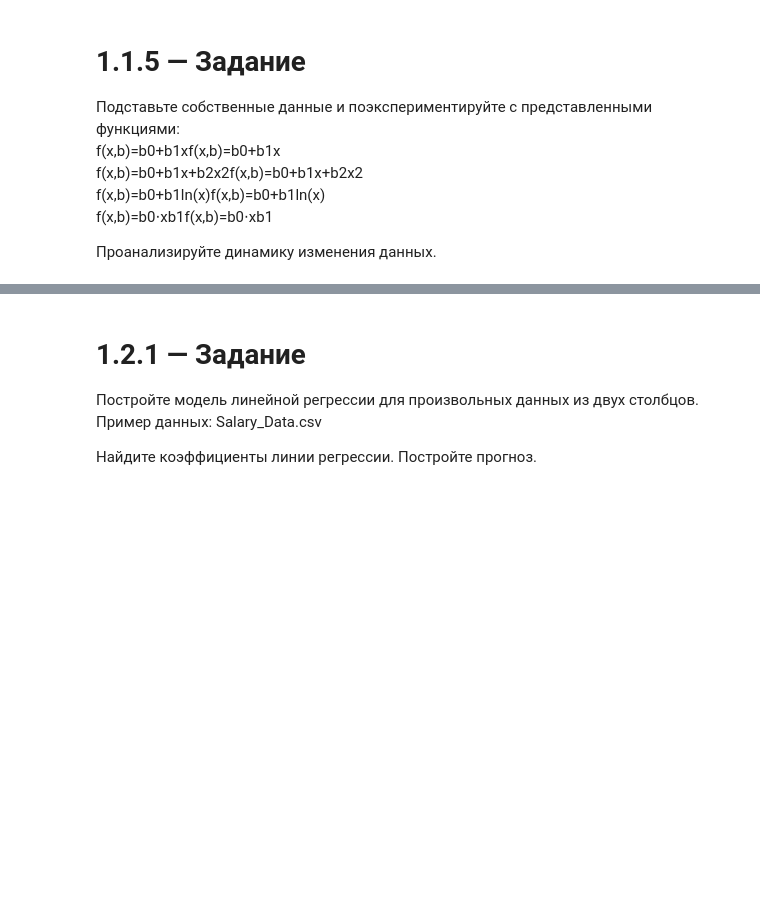
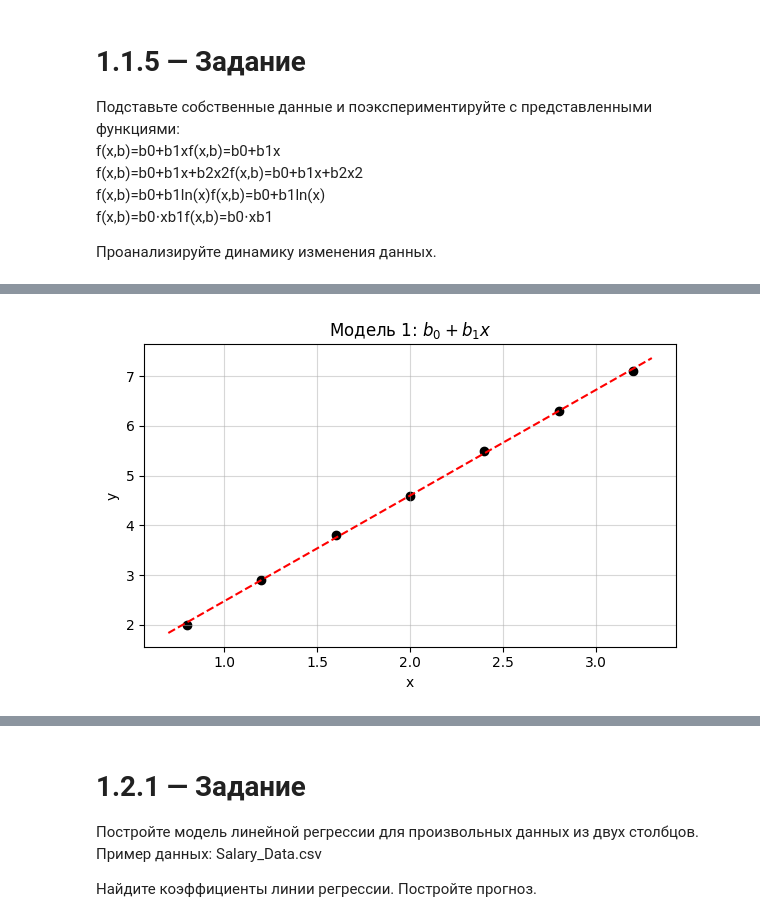
Before and after one commit to alx-ctf/university, a Jupyter notebook: homework_4.ipynb, the cells around one changed output, grey strips where cells are left out. Cells and saved outputs as stored; diff of their text form; code cells hidden in the pictures; blank space fills up the shorter version.

```diff
--- a/homework_4.ipynb
+++ b/homework_4.ipynb
@@ -81,45 +122,76 @@ import numpy as np
 import matplotlib.pyplot as plt
 from scipy.optimize import curve_fit
 
-x = np.array([0.8, 1.2, 1.6, 2.0, 2.4, 2.8, 3.2, 3.6, 4.0, 4.4])
-y = np.array([2.5, 3.1, 4.0, 4.6, 5.8, 6.3, 7.4, 8.1, 9.0, 9.6])
+# Собственные данные (x > 0)
+x = np.array([0.8, 1.2, 1.6, 2.0, 2.4, 2.8, 3.2])
+y = np.array([2.0, 2.9, 3.8, 4.6, 5.5, 6.3, 7.1])
 
-def linear(x, b0, b1):
-    return b0 + b1 * x
+# Модели
+def f1(x, b0, b1): return b0 + b1 * x
+def f2(x, b0, b1, b2): return b0 + b1 * x + b2 * x**2
+def f3(x, b0, b1): return b0 + b1 * np.log(x)
+def f4(x, b0, b1): return b0 * x**b1
 
-def quadratic(x, b0, b1, b2):
-    return b0 + b1 * x + b2 * x**2
+# Подгонка
+p1, _ = curve_fit(f1, x, y)
+p2, _ = curve_fit(f2, x, y)
+p3, _ = curve_fit(f3, x, y)
+p4, _ = curve_fit(f4, x, y)
 
-def logarithmic(x, b0, b1):
-    return b0 + b1 * np.log(x)
+x_plot = np.linspace(0.7, 3.3, 200)
 
-def power_law(x, b0, b1):
-    return b0 * np.power(x, b1)
-
-p_lin, _ = curve_fit(linear, x, y)
-p_quad, _ = curve_fit(quadratic, x, y)
-p_log, _ = curve_fit(logarithmic, x, y)
-p_pow, _ = curve_fit(power_law, x, y)
-
-x_plot = np.linspace(0.7, 4.6, 300)
-
-plt.figure(figsize=(10, 6))
-plt.scatter(x, y, color='black', s=60, zorder=5, label='Экспериментальные данные')
-plt.plot(x_plot, linear(x_plot, *p_lin), '--', label='Линейная')
-plt.plot(x_plot, quadratic(x_plot, *p_quad), '-', label='Квадратичная')
-plt.plot(x_plot, logarithmic(x_plot, *p_log), '-.', label='Логарифмическая')
-plt.plot(x_plot, power_law(x_plot, *p_pow), ':', label='Степенная')
-plt.title('Сравнение моделей регрессии (новые данные)')
-plt.xlabel('x')
-plt.ylabel('y')
-plt.legend()
-plt.grid(True, linestyle=':', alpha=0.7)
+# Исходные данные
+plt.figure(figsize=(6, 4))
+plt.scatter(x, y, color='black')
+plt.title('Экспериментальные данные')
+plt.xlabel('x'); plt.ylabel('y')
+plt.grid(True, alpha=0.5)
 plt.tight_layout()
 plt.show()
 
-print("Параметры моделей:")
-print(f"Линейная:       y = {p_lin[0]:.3f} + {p_lin[1]:.3f}·x")
-print(f"Квадратичная:   y = {p_quad[0]:.3f} + {p_quad[1]:.3f}·x + {p_quad[2]:.3f}·x²")
-print(f"Логарифмическая: y = {p_log[0]:.3f} + {p_log[1]:.3f}·ln(x)")
-print(f"Степенная:      y = {p_pow[0]:.3f} · x^{p_pow[1]:.3f}")
+# Модель 1 (линейная)
+plt.figure(figsize=(6, 4))
+plt.scatter(x, y, color='black')
+plt.plot(x_plot, f1(x_plot, *p1), '--', color='red')
+plt.title('Модель 1: $b_0 + b_1 x$')
+plt.xlabel('x'); plt.ylabel('y')
+plt.grid(True, alpha=0.5)
+plt.tight_layout()
+plt.show()
+
+# Модель 2 (квадратичная)
+plt.figure(figsize=(6, 4))
+plt.scatter(x, y, color='black')
+plt.plot(x_plot, f2(x_plot, *p2), '-', color='green')
+plt.title('Модель 2: $b_0 + b_1 x + b_2 x^2$')
+plt.xlabel('x'); plt.ylabel('y')
+plt.grid(True, alpha=0.5)
+plt.tight_layout()
+plt.show()
+
+# Модель 3 (логарифмическая)
+plt.figure(figsize=(6, 4))
+plt.scatter(x, y, color='black')
+plt.plot(x_plot, f3(x_plot, *p3), '-.', color='blue')
+plt.title('Модель 3: $b_0 + b_1 \\ln(x)$')
+plt.xlabel('x'); plt.ylabel('y')
+plt.grid(True, alpha=0.5)
+plt.tight_layout()
+plt.show()
+
+# Модель 4 (степенная)
+plt.figure(figsize=(6, 4))
+plt.scatter(x, y, color='black')
+plt.plot(x_plot, f4(x_plot, *p4), ':', color='purple')
+plt.title('Модель 4: $b_0 \\cdot x^{b_1}$')
+plt.xlabel('x'); plt.ylabel('y')
+plt.grid(True, alpha=0.5)
+plt.tight_layout()
+plt.show()
+
+# Вывод коэффициентов
+print("Модель 1: b0 = {:.3f}, b1 = {:.3f}".format(*p1))
+print("Модель 2: b0 = {:.3f}, b1 = {:.3f}, b2 = {:.3f}".format(*p2))
+print("Модель 3: b0 = {:.3f}, b1 = {:.3f}".format(*p3))
+print("Модель 4: b0 = {:.3f}, b1 = {:.3f}".format(*p4))
 # %% [output]
@@ -126,0 +199 @@ print(f"Степенная:      y = {p_pow[0]:.3f} · x^{p_pow[1]:.3f}")
+[figure, added]
```
Also changed, not shown: parts of 8 cells of this notebook, 1 other file.
